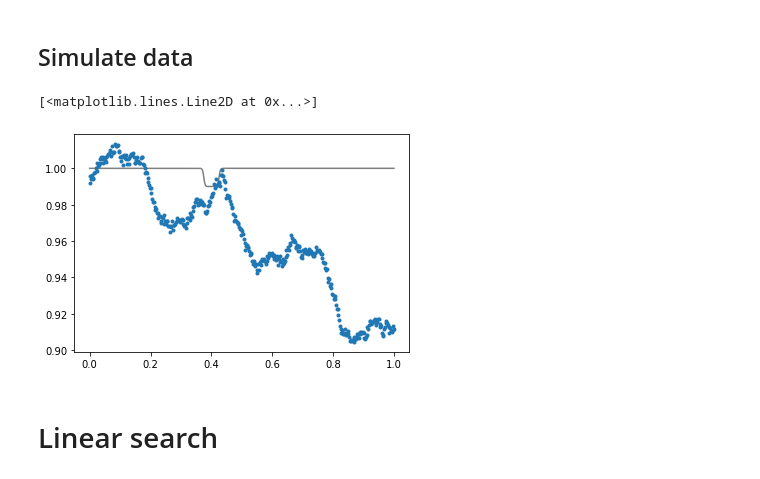
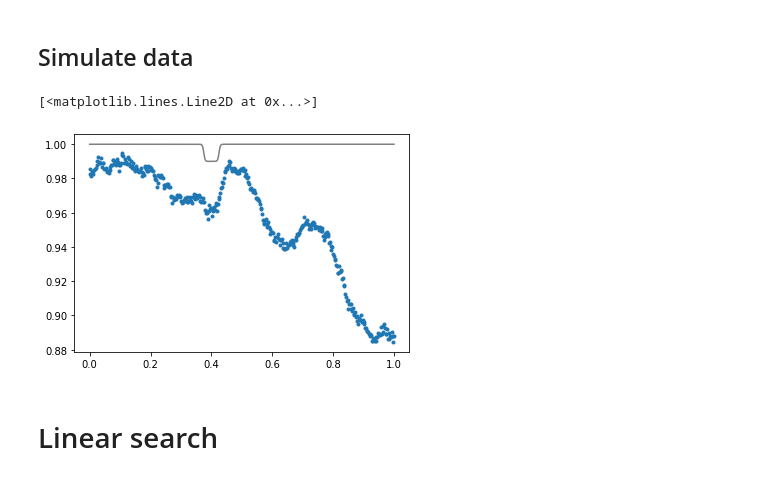
Before and after one commit to lgrcia/nuance, a Jupyter notebook: docs/notebooks/single_variability.ipynb, the cells around one changed output. Cells and saved outputs as stored; diff of their text form; code cells hidden in the pictures.

```diff
--- a/docs/notebooks/single_variability.ipynb
+++ b/docs/notebooks/single_variability.ipynb
@@ -5,27 +5,27 @@
 # %%
 import matplotlib.pyplot as plt
 import numpy as np
 import jax
 from nuance.utils import transit
 from tinygp import kernels, GaussianProcess
 
 time = np.linspace(0, 1, 400)
 diff_error = 0.001
 
 kernel = kernels.quasisep.Cosine(0.3, 0.01) + kernels.quasisep.Exp(1., 0.02)
 gp = GaussianProcess(kernel, time, mean=0., diag=diff_error**2)
-variability = gp.sample(jax.random.PRNGKey(46), shape=(1,))[0]
+variability = gp.sample(jax.random.PRNGKey(4), shape=(1,))[0]
 X = np.vander(time, N=4, increasing=True)
 w = [1., 0.004, -0.05, -0.05]
 true = {"t0": 0.4, "D": 0.05, "d": 0.01}
 true_transit = transit(time, **true)
 diff_flux= variability +  true_transit + X@w
 plt.plot(time, true_transit+1, c="k", alpha=0.5)
 
 plt.plot(time, diff_flux, ".")
 # %% [output]
 [<matplotlib.lines.Line2D at 0x...>]
-[figure, old version]
+[figure, new version]
 # %% [markdown]
 # Linear search
 # %%
```
Also changed, not shown: parts of 2 cells of this notebook, 6 other files.
